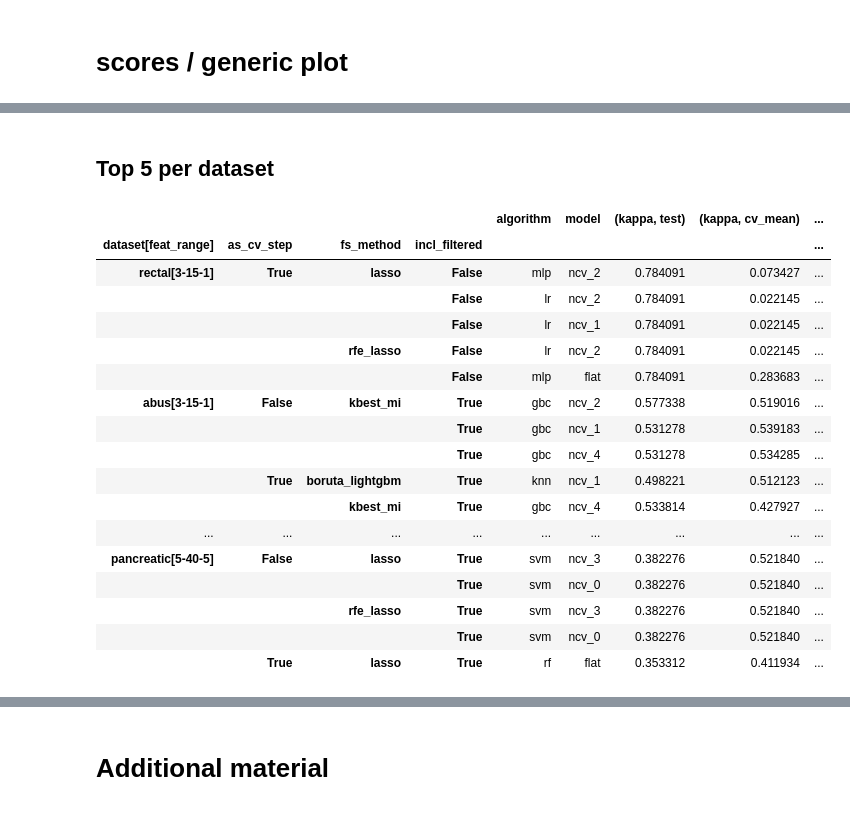
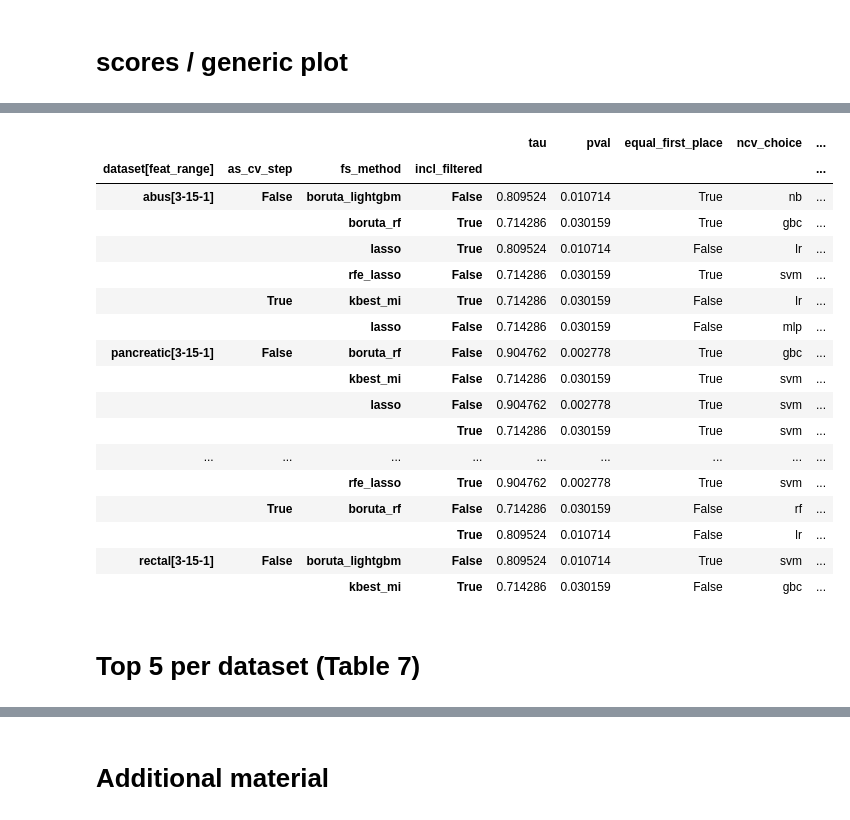
Before and after one commit to bgalvao/radiomic-feature-selection, a Jupyter notebook: data_analysis.ipynb, the cells around one changed output, grey strips where cells are left out. Cells and saved outputs as stored; diff of their text form; code cells hidden in the pictures.

```diff
--- a/data_analysis.ipynb
+++ b/data_analysis.ipynb
@@ -401,31 +54,24 @@ ranked_analyzed[ranked_analyzed.pval < .05].loc[order_dataset_frange].drop('equa
+# %%
+rankings, kendall_tau = da.table_6()
+kendall_tau[kendall_tau.pval < .05]
+# %% [output]
+|  |  |  |  | tau | pval | equal_first_place | ncv_choice | ... |
+| dataset[feat_range] | as_cv_step | fs_method | incl_filtered |  |  |  |  | ... |
+| abus[3-15-1] | False | boruta_lightgbm | False | 0.809524 | 0.010714 | True | nb | ... |
+|  |  | boruta_rf | True | 0.714286 | 0.030159 | True | gbc | ... |
+|  |  | lasso | True | 0.809524 | 0.010714 | False | lr | ... |
+|  |  | rfe_lasso | False | 0.714286 | 0.030159 | True | svm | ... |
+|  | True | kbest_mi | True | 0.714286 | 0.030159 | False | lr | ... |
+|  |  | lasso | False | 0.714286 | 0.030159 | False | mlp | ... |
+| pancreatic[3-15-1] | False | boruta_rf | False | 0.904762 | 0.002778 | True | gbc | ... |
+|  |  | kbest_mi | False | 0.714286 | 0.030159 | True | svm | ... |
+|  |  | lasso | False | 0.904762 | 0.002778 | True | svm | ... |
+|  |  |  | True | 0.714286 | 0.030159 | True | svm | ... |
+| ... | ... | ... | ... | ... | ... | ... | ... | ... |
+|  |  | rfe_lasso | True | 0.904762 | 0.002778 | True | svm | ... |
+|  | True | boruta_rf | False | 0.714286 | 0.030159 | False | rf | ... |
+|  |  |  | True | 0.809524 | 0.010714 | False | lr | ... |
+| rectal[3-15-1] | False | boruta_lightgbm | False | 0.809524 | 0.010714 | True | svm | ... |
+|  |  | kbest_mi | True | 0.714286 | 0.030159 | False | gbc | ... |
 # %% [markdown]
-## Top 5 per dataset
+# Top 5 per dataset (Table 7)
-# %%
-def filterer(group, metric=('kappa', 'test'), topn=5):
-    global g
-    g = group
-    g = group.sort_values(by=metric, ascending=False).head(topn).droplevel(0)
-    return g[[(m, n) for m, n in product((metric[0],), ('test', 'cv_mean', 'ncv_val'))]].join(g['n_features[actual]'])
-
-gb = scores.groupby('dataset[feat_range]')
-top = gb.apply(filterer).loc[order_dataset_frange]
-top.join(ranked_analyzed[['flatcv_choice', 'ncv_choice']]).loc[order_dataset_frange].reset_index(['algorithm', 'model'])#.drop('n_features[actual]', axis=1)
-# %% [output]
-|  |  |  |  | algorithm | model | (kappa, test) | (kappa, cv_mean) | ... |
-| dataset[feat_range] | as_cv_step | fs_method | incl_filtered |  |  |  |  | ... |
-| rectal[3-15-1] | True | lasso | False | mlp | ncv_2 | 0.784091 | 0.073427 | ... |
-|  |  |  | False | lr | ncv_2 | 0.784091 | 0.022145 | ... |
-|  |  |  | False | lr | ncv_1 | 0.784091 | 0.022145 | ... |
-|  |  | rfe_lasso | False | lr | ncv_2 | 0.784091 | 0.022145 | ... |
-|  |  |  | False | mlp | flat | 0.784091 | 0.283683 | ... |
-| abus[3-15-1] | False | kbest_mi | True | gbc | ncv_2 | 0.577338 | 0.519016 | ... |
-|  |  |  | True | gbc | ncv_1 | 0.531278 | 0.539183 | ... |
-|  |  |  | True | gbc | ncv_4 | 0.531278 | 0.534285 | ... |
-|  | True | boruta_lightgbm | True | knn | ncv_1 | 0.498221 | 0.512123 | ... |
-|  |  | kbest_mi | True | gbc | ncv_4 | 0.533814 | 0.427927 | ... |
-| ... | ... | ... | ... | ... | ... | ... | ... | ... |
-| pancreatic[5-40-5] | False | lasso | True | svm | ncv_3 | 0.382276 | 0.521840 | ... |
-|  |  |  | True | svm | ncv_0 | 0.382276 | 0.521840 | ... |
-|  |  | rfe_lasso | True | svm | ncv_3 | 0.382276 | 0.521840 | ... |
-|  |  |  | True | svm | ncv_0 | 0.382276 | 0.521840 | ... |
-|  | True | lasso | True | rf | flat | 0.353312 | 0.411934 | ... |
```
Also changed, not shown: parts of 24 cells of this notebook, 1 other file.
